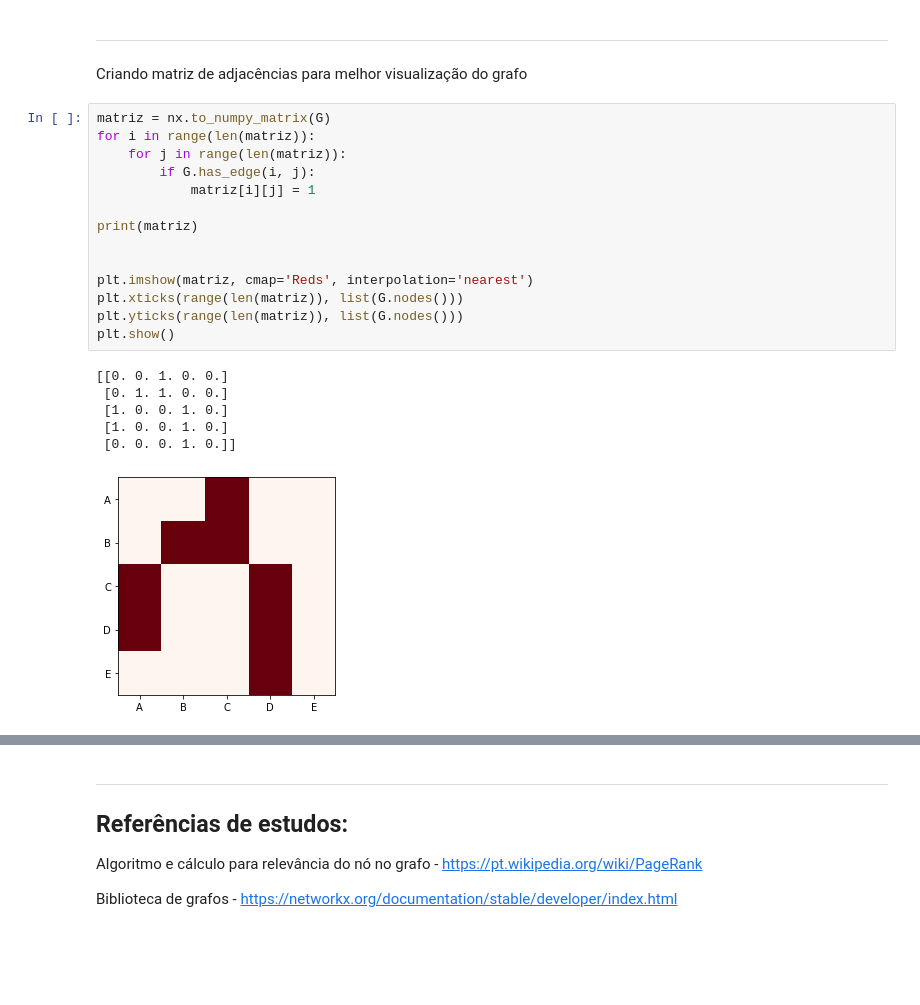
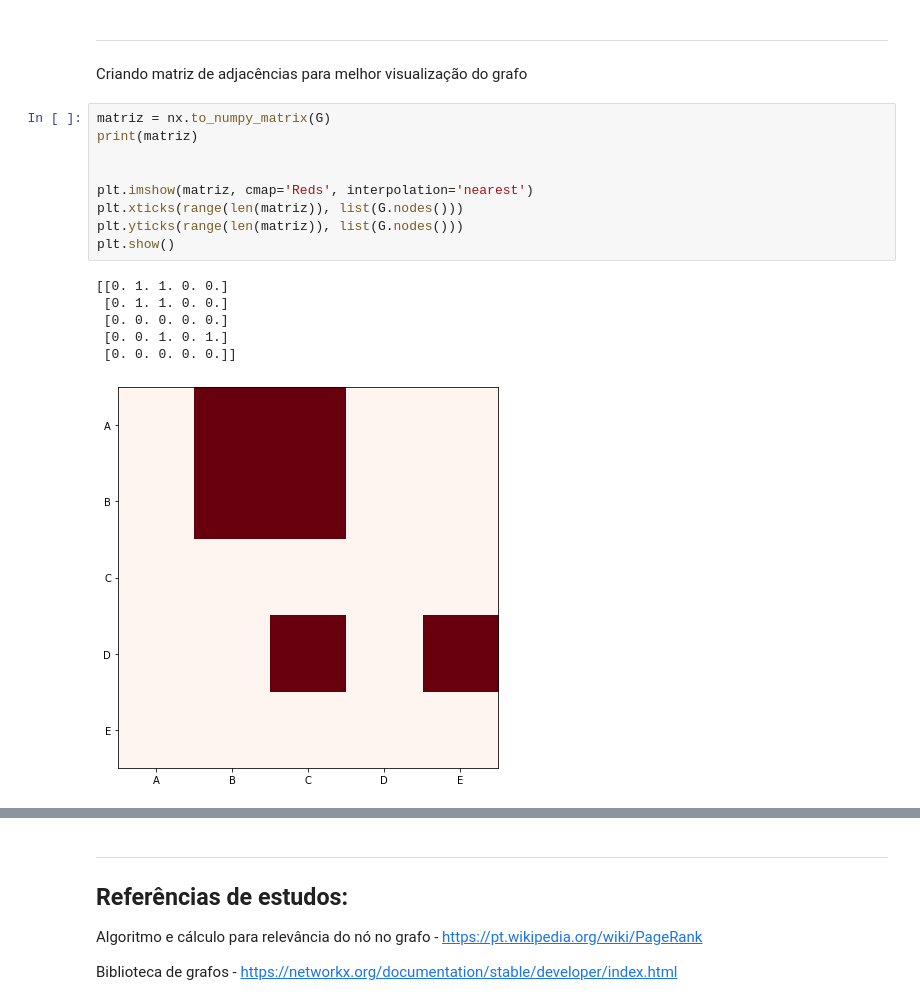
Before and after one commit to andrerochasouza/Rank_to_Page_Algorithm, a Jupyter notebook: rank_to_page/rank_to_graph.ipynb, the cells around one changed output, grey strips where cells are left out. Saved outputs shown, nothing was run; the diff lists cells and outputs as text; blank space fills up the shorter version.

```diff
--- a/rank_to_page/rank_to_graph.ipynb
+++ b/rank_to_page/rank_to_graph.ipynb
@@ -36,22 +36,17 @@ plt.show()
 Criando matriz de adjacências para melhor visualização do grafo
 # %%
 matriz = nx.to_numpy_matrix(G)
-for i in range(len(matriz)):
-    for j in range(len(matriz)):
-        if G.has_edge(i, j):
-            matriz[i][j] = 1
-
 print(matriz)
 
 
 plt.imshow(matriz, cmap='Reds', interpolation='nearest')
 plt.xticks(range(len(matriz)), list(G.nodes()))
 plt.yticks(range(len(matriz)), list(G.nodes()))
 plt.show()
 # %% [output]
-[[0. 0. 1. 0. 0.]
+[[0. 1. 1. 0. 0.]
  [0. 1. 1. 0. 0.]
- [1. 0. 0. 1. 0.]
- [1. 0. 0. 1. 0.]
- [0. 0. 0. 1. 0.]]
+ [0. 0. 0. 0. 0.]
+ [0. 0. 1. 0. 1.]
+ [0. 0. 0. 0. 0.]]
-[figure, old version]
+[figure, new version]
```
Also changed, not shown: parts of 6 cells of this notebook, 1 other file.
